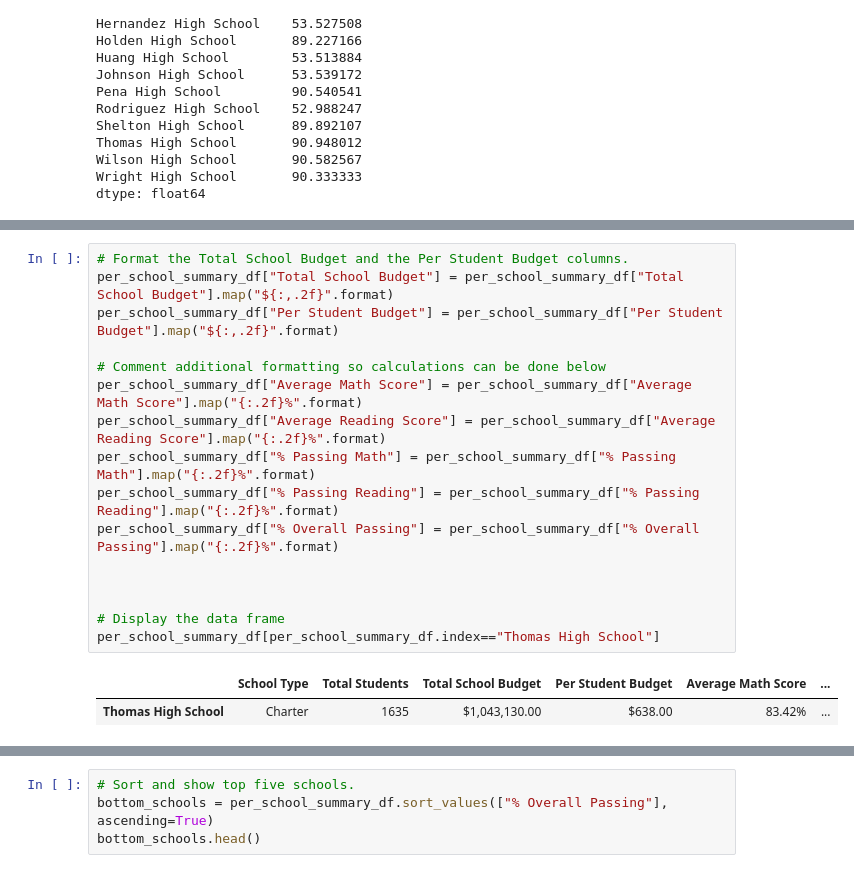
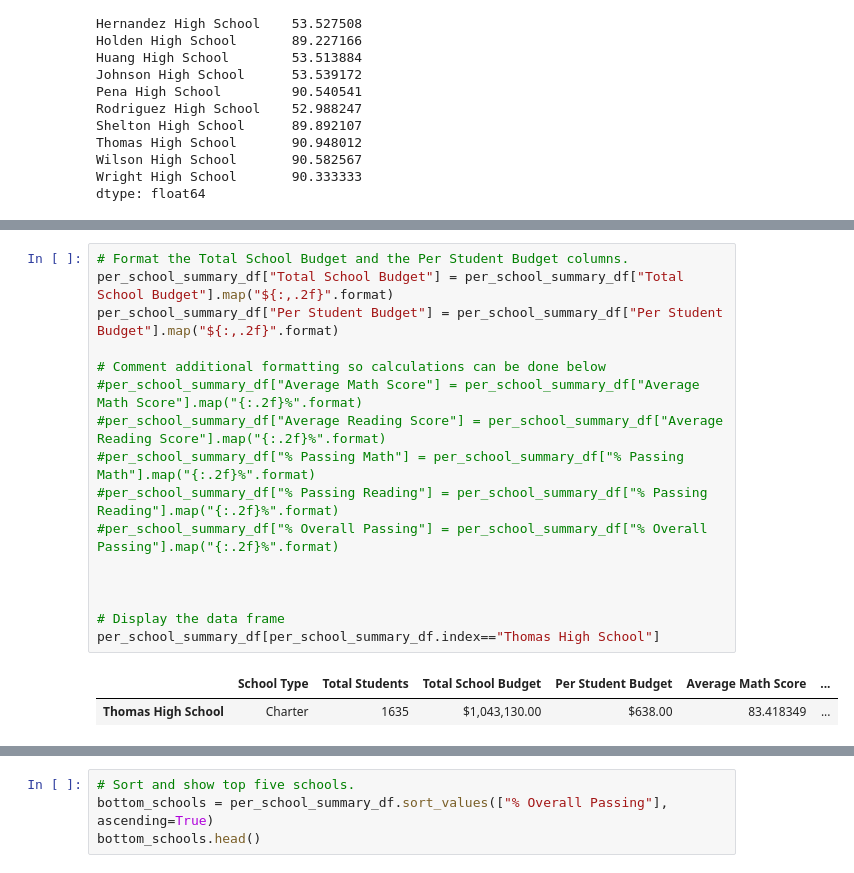
Before and after one commit to daniel-sh-au/004_school-district-analysis, a Jupyter notebook: PyCitySchools_Challenge.ipynb, the cells around one changed output, grey strips where cells are left out. Drawn from its saved outputs; the diff is of its cells as text.

```diff
--- a/PyCitySchools_Challenge.ipynb
+++ b/PyCitySchools_Challenge.ipynb
@@ -1407,22 +1407,22 @@ per_school_summary_df.head(15)
 # %%
 # Format the Total School Budget and the Per Student Budget columns.
 per_school_summary_df["Total School Budget"] = per_school_summary_df["Total School Budget"].map("${:,.2f}".format)
 per_school_summary_df["Per Student Budget"] = per_school_summary_df["Per Student Budget"].map("${:,.2f}".format)
 
 # Comment additional formatting so calculations can be done below
-per_school_summary_df["Average Math Score"] = per_school_summary_df["Average Math Score"].map("{:.2f}%".format)
-per_school_summary_df["Average Reading Score"] = per_school_summary_df["Average Reading Score"].map("{:.2f}%".format)
-per_school_summary_df["% Passing Math"] = per_school_summary_df["% Passing Math"].map("{:.2f}%".format)
-per_school_summary_df["% Passing Reading"] = per_school_summary_df["% Passing Reading"].map("{:.2f}%".format)
-per_school_summary_df["% Overall Passing"] = per_school_summary_df["% Overall Passing"].map("{:.2f}%".format)
+#per_school_summary_df["Average Math Score"] = per_school_summary_df["Average Math Score"].map("{:.2f}%".format)
+#per_school_summary_df["Average Reading Score"] = per_school_summary_df["Average Reading Score"].map("{:.2f}%".format)
+#per_school_summary_df["% Passing Math"] = per_school_summary_df["% Passing Math"].map("{:.2f}%".format)
+#per_school_summary_df["% Passing Reading"] = per_school_summary_df["% Passing Reading"].map("{:.2f}%".format)
+#per_school_summary_df["% Overall Passing"] = per_school_summary_df["% Overall Passing"].map("{:.2f}%".format)
 
 
 
 # Display the data frame
 per_school_summary_df[per_school_summary_df.index=="Thomas High School"]
 # %% [output]
 |  | School Type | Total Students | Total School Budget | Per Student Budget | Average Math Score | ... |
-| Thomas High School | Charter | 1635 | $1,043,130.00 | $638.00 | 83.42% | ... |
+| Thomas High School | Charter | 1635 | $1,043,130.00 | $638.00 | 83.418349 | ... |
 # %%
 # Reorder the columns in the order you want them to appear.
 new_column_order = ["School Type", "Total Students", "Total School Budget", "Per Student Budget", "Average Math Score", "Average Reading Score", "% Passing Math", "% Passing Reading", "% Overall Passing"]
```
Also changed, not shown: parts of 30 cells of this notebook, 2 other files.
